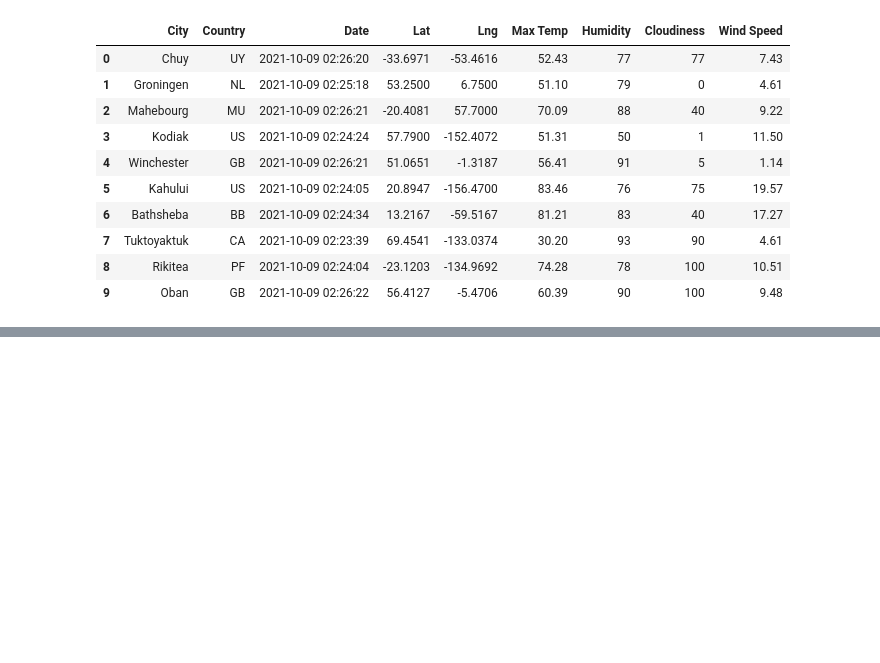
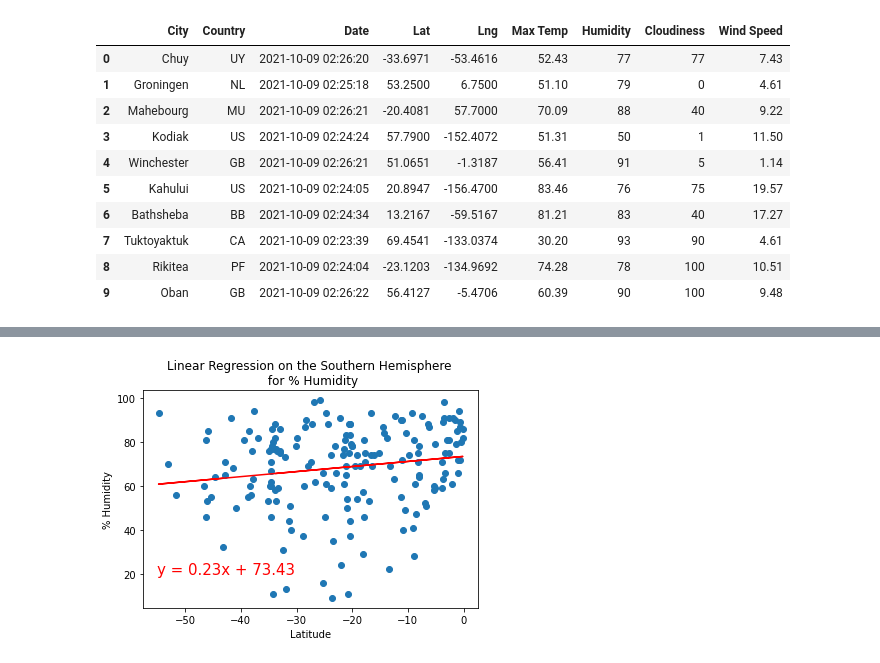
Before and after one commit to jmancini96/world_weather_analysis, a Jupyter notebook: WeatherPy.ipynb, the cells around one changed output, grey strips where cells are left out. Saved outputs shown, nothing was run; the diff lists cells and outputs as text; code cells hidden in the pictures; blank space fills up the shorter version.

```diff
--- a/WeatherPy.ipynb
+++ b/WeatherPy.ipynb
@@ -258,0 +310,8 @@ plt.show()
+# %%
+#linear regression on the southern hempisphere for humidity
+x_values = southern_hemi_df["Lat"]
+y_values = southern_hemi_df["Humidity"]
+#call the function
+plot_linear_regression(x_values, y_values, 'Linear Regression on the Southern Hemisphere \n for % Humidity', '% Humidity', (-55,20))
+# %% [output]
+[figure, added]
```
Also changed, not shown: parts of 18 cells of this notebook.
